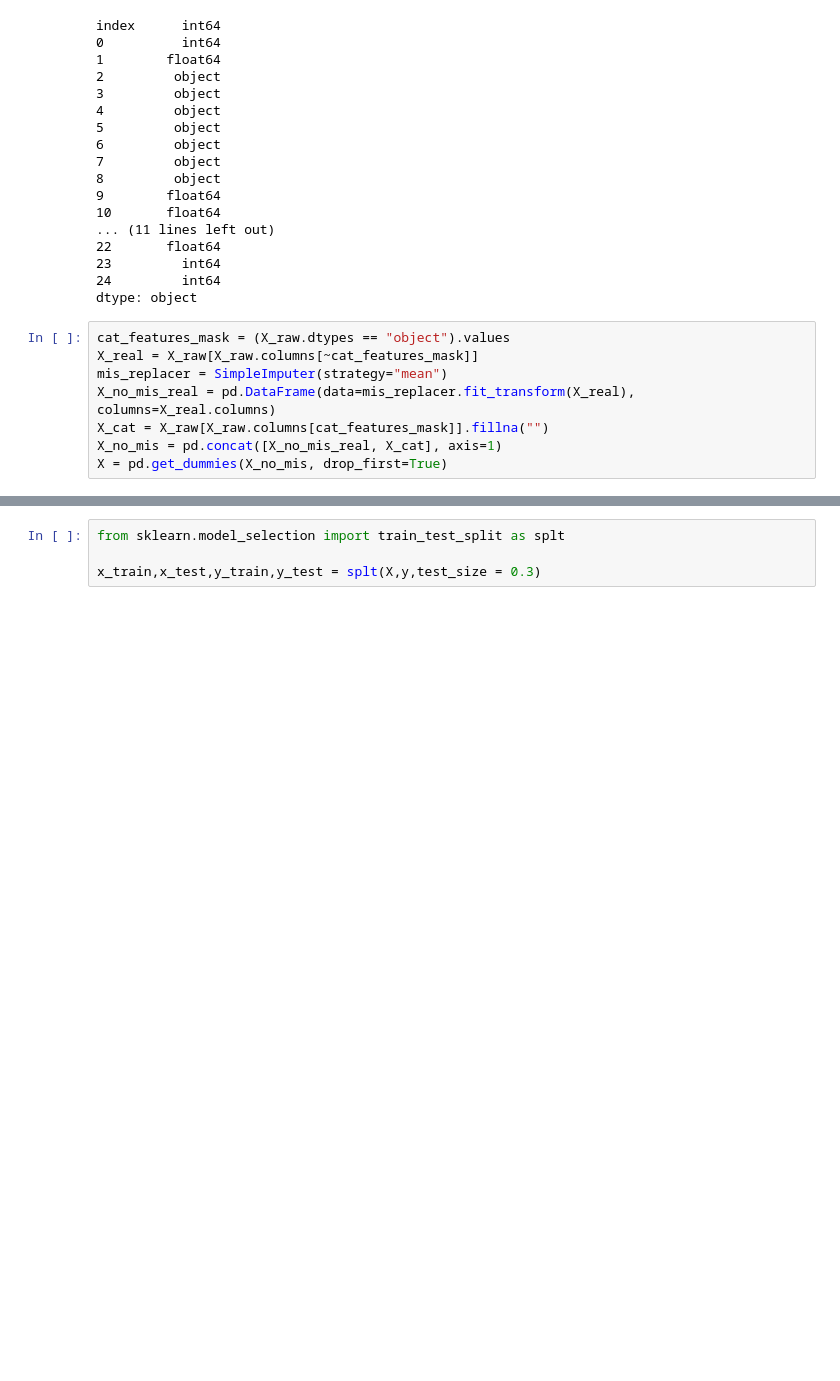
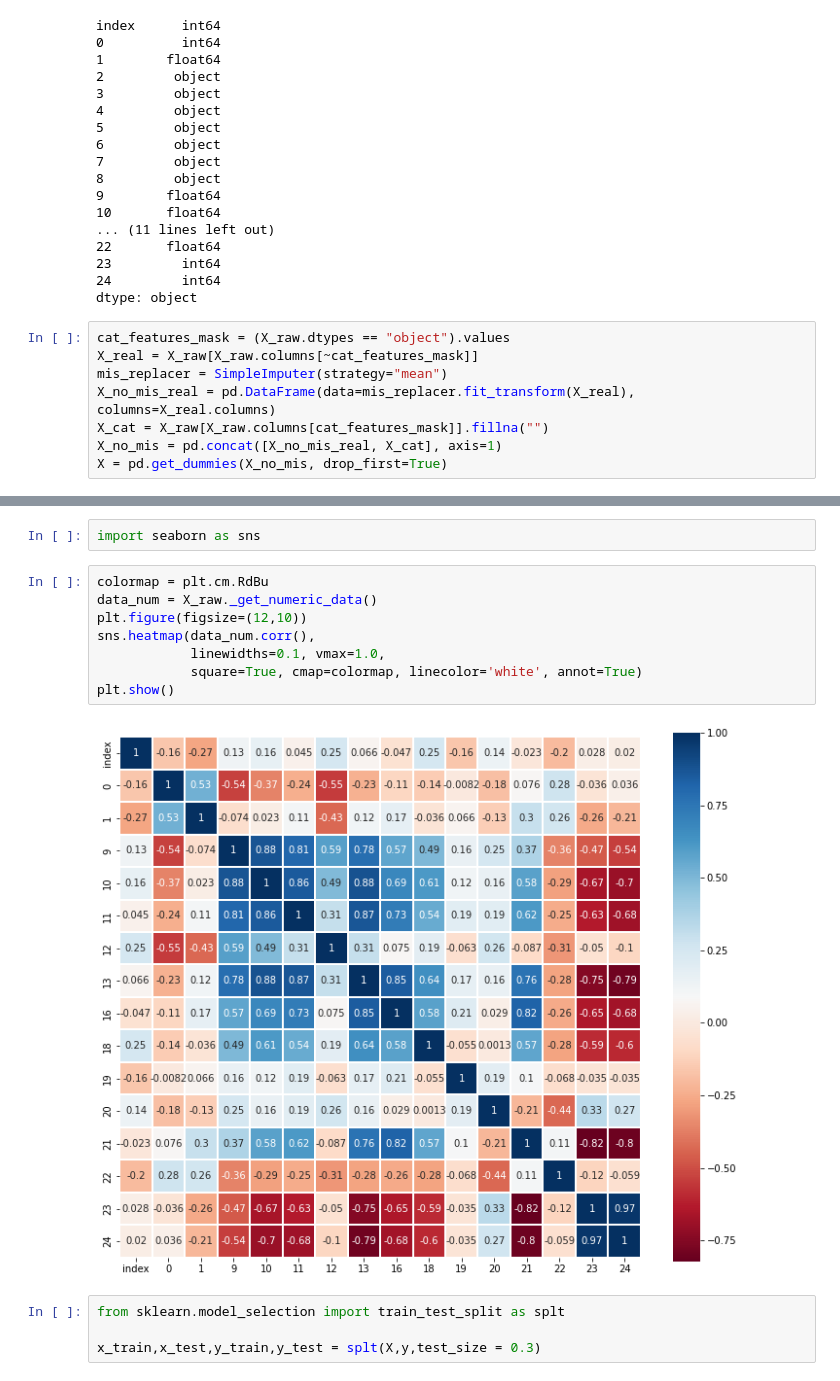
Before and after one commit to krottttt/iad, a Jupyter notebook: sem_2_Hw_5/hw5.ipynb, the cells around one changed output, grey strips where cells are left out. Saved outputs shown, nothing was run; the diff lists cells and outputs as text; blank space fills up the shorter version.

```diff
--- a/hw5.ipynb
+++ b/sem_2_Hw_5/hw5.ipynb
@@ -768,3 +806,15 @@ X = pd.DataFrame(data=X_real_norm_np)
+# %%
+import seaborn as sns
+# %%
+colormap = plt.cm.RdBu
+data_num = X_raw._get_numeric_data()
+plt.figure(figsize=(12,10))
+sns.heatmap(data_num.corr(),
+            linewidths=0.1, vmax=1.0,
+            square=True, cmap=colormap, linecolor='white', annot=True)
+plt.show()
+# %% [output]
+[figure, added]
 # %%
 from sklearn.model_selection import train_test_split as splt
 
```
Also changed, not shown: parts of 9 cells of this notebook, 1 other file.
